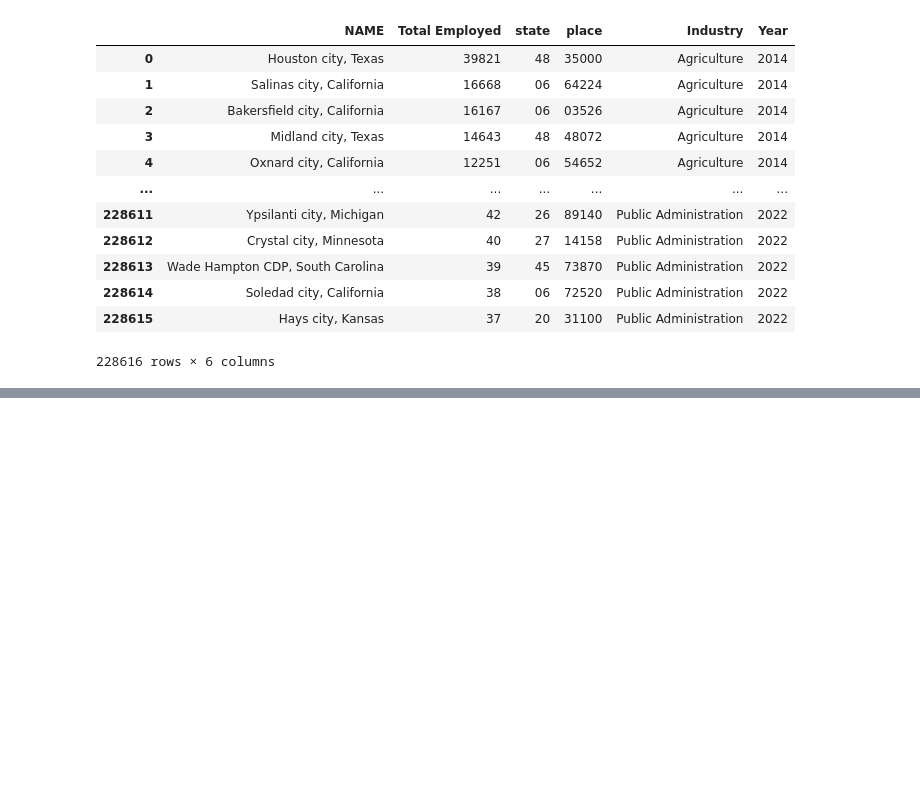
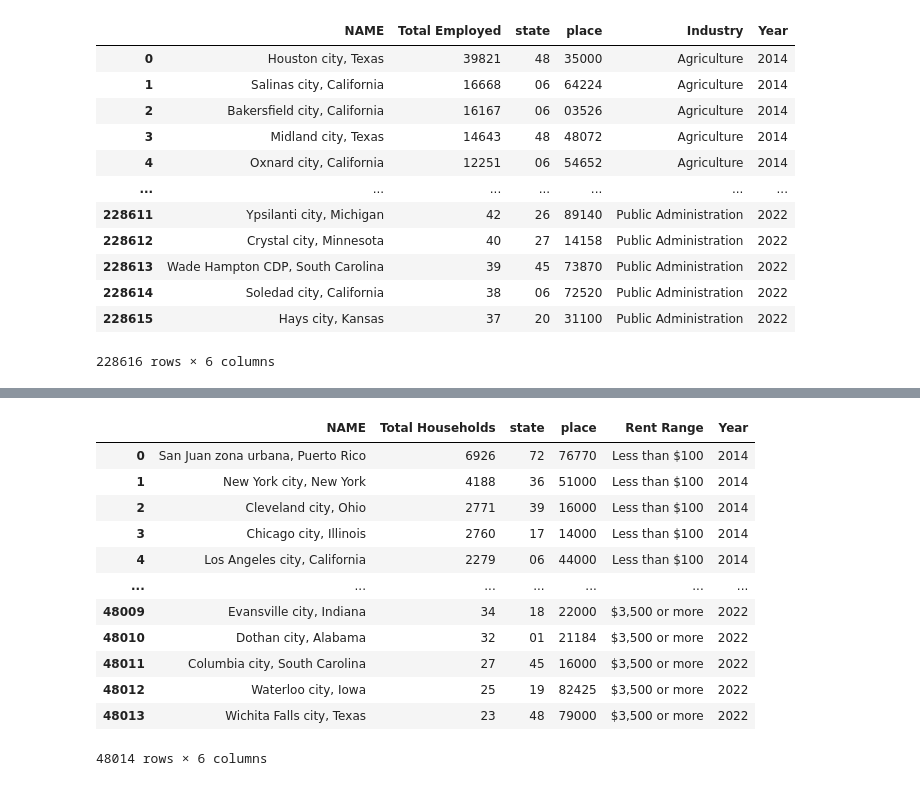
Before and after one commit to DRroth76/census_analysis_machine_learning_model, a Jupyter notebook: yearly_industry.ipynb, the cells around one changed output, grey strips where cells are left out. Saved outputs shown, nothing was run; the diff lists cells and outputs as text; code cells hidden in the pictures; blank space fills up the shorter version.

```diff
--- a/yearly_industry.ipynb
+++ b/yearly_industry.ipynb
@@ -255,0 +359,35 @@ full_data
+# %%
+rent_ranges_list = ['Less than $100', '$100 to $149', '$150 to $199', '$200 to $249', '$250 to $299', '$300 to $349', '$350 to $399', '$400 to $449', '$450 to $499', '$500 to $549',
+               '$550 to $599', '$600 to $649', '$650 to $699', '$700 to $749', '$750 to $799', '$800 to $899', '$900 to $999', '$1,000 to $1,249', '$1,250 to $1,499',
+               '$1,500 to $1,999', '$2,000 to $2,499', '$2,500 to $2,999', '$3,000 to $3,499', '$3,500 or more']
+# %%
+for rent_index in range(len(rent_ranges_list)):  # Loop over the index of industry_list
+    rent_int = str(rent_index + 3).zfill(2)  # Construct industry_int based on industry_index
+    try:
+        rent_data = pd.DataFrame()  # Initialize as an empty DataFrame for each industry
+        print(f"Fetching data for rent ranges {rent_ranges_list[rent_index]}...")
+        for year in range(2014, 2023):
+            print(f"Fetching data for year {year}...")
+            url = f'https://api.census.gov/data/{year}/acs/acs1?get=NAME,B25063_0{rent_int}E&for=place:*&key={census_api}'
+            response = requests.get(url)
+            if response.status_code == 200:
+                json_response = response.json()
+                data = pd.DataFrame(json_response[1:], columns=json_response[0])
+                data = data.rename(columns={f'B25063_0{rent_int}E': 'Total Households'})
+                data = data.dropna()
+                data = data.loc[data['Total Households'] != '0']
+                data['Rent Range'] = rent_ranges_list[rent_index]
+                data['Total Households'] = data['Total Households'].astype(int)
+                data = data.sort_values('Total Households', ascending=False)
+                data['Year'] = str(year)
+                rent_data = pd.concat([rent_data, data], ignore_index=True)  # Concatenate data for each year
+                print(f"Data for year {year} fetched successfully.")
+                print(f"Size of rent data: {rent_data.shape}")
+                print(f"Size of data after concatenation: {data.shape}")
+            else:
+                print(f"Error fetching data for year {year}: Status code {response.status_code}")
+        rent_df = pd.concat([rent_df, rent_data], ignore_index=True)  # Concatenate data for each industry
+        print(f"Size of combined data: {rent_df.shape}")
+    except Exception as e:
+        print(f'Error fetching data for households with rent ranges {rent_ranges_list[rent_index]}: {e}')
+print(rent_df)
@@ -255,0 +412,16 @@ full_data
+# %%
+rent_df
+# %% [output]
+|  | NAME | Total Households | state | place | Rent Range | Year |
+| 0 | San Juan zona urbana, Puerto Rico | 6926 | 72 | 76770 | Less than $100 | 2014 |
+| 1 | New York city, New York | 4188 | 36 | 51000 | Less than $100 | 2014 |
+| 2 | Cleveland city, Ohio | 2771 | 39 | 16000 | Less than $100 | 2014 |
+| 3 | Chicago city, Illinois | 2760 | 17 | 14000 | Less than $100 | 2014 |
+| 4 | Los Angeles city, California | 2279 | 06 | 44000 | Less than $100 | 2014 |
+| ... | ... | ... | ... | ... | ... | ... |
+| 48009 | Evansville city, Indiana | 34 | 18 | 22000 | $3,500 or more | 2022 |
+| 48010 | Dothan city, Alabama | 32 | 01 | 21184 | $3,500 or more | 2022 |
+| 48011 | Columbia city, South Carolina | 27 | 45 | 16000 | $3,500 or more | 2022 |
+| 48012 | Waterloo city, Iowa | 25 | 19 | 82425 | $3,500 or more | 2022 |
+| 48013 | Wichita Falls city, Texas | 23 | 48 | 79000 | $3,500 or more | 2022 |
+48014 rows × 6 columns
```
Also changed, not shown: parts of 17 cells of this notebook, 1 other file.
